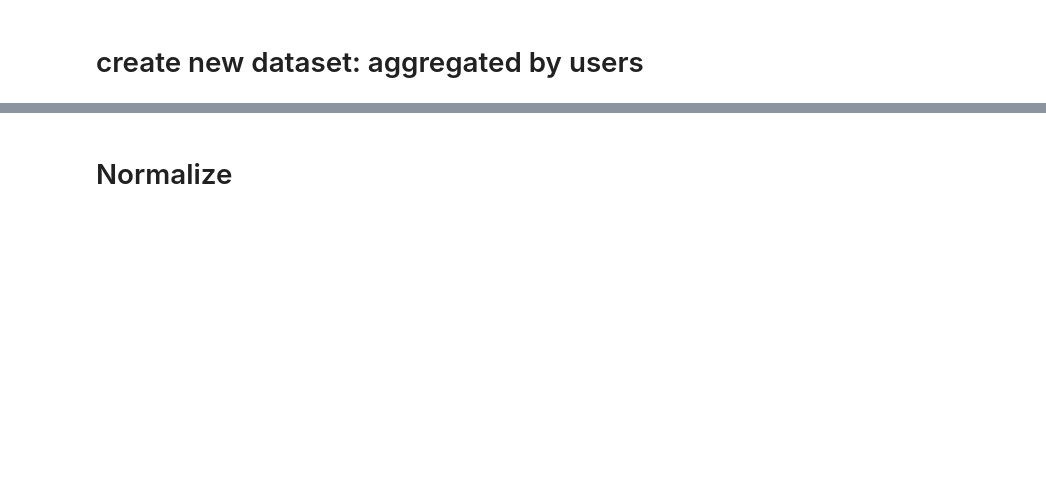
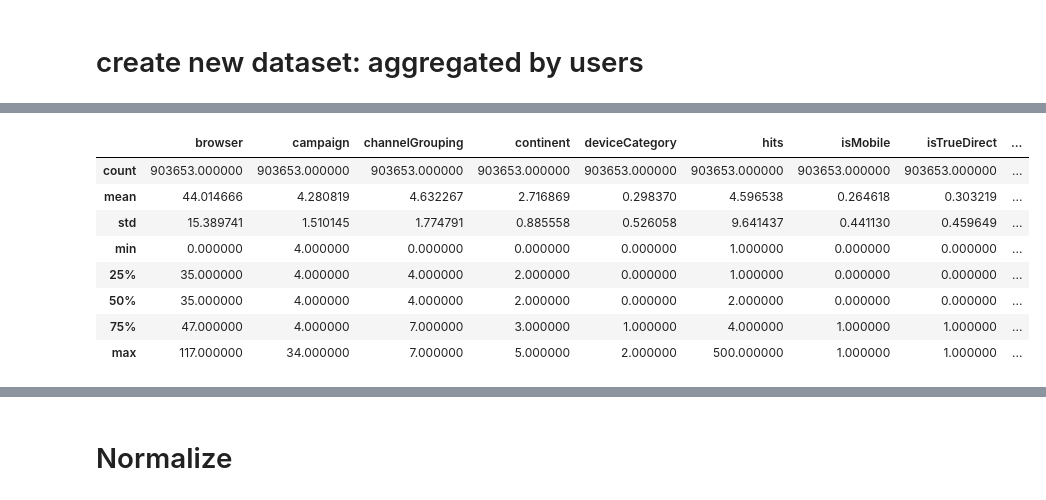
Before and after one commit to kyokicchi/ggl_an_codes, a Jupyter notebook: ggl_analytics.ipynb, the cells around one changed output, grey strips where cells are left out. Saved outputs shown, nothing was run; the diff lists cells and outputs as text; code cells hidden in the pictures; blank space fills up the shorter version.

```diff
--- a/ggl_analytics.ipynb
+++ b/ggl_analytics.ipynb
@@ -393,0 +368,12 @@ def aggregate_by_users(df):
+# %%
+df_train.describe()
+# %% [output]
+|  | browser | campaign | channelGrouping | continent | deviceCategory | hits | isMobile | isTrueDirect | ... |
+| count | 903653.000000 | 903653.000000 | 903653.000000 | 903653.000000 | 903653.000000 | 903653.000000 | 903653.000000 | 903653.000000 | ... |
+| mean | 44.014666 | 4.280819 | 4.632267 | 2.716869 | 0.298370 | 4.596538 | 0.264618 | 0.303219 | ... |
+| std | 15.389741 | 1.510145 | 1.774791 | 0.885558 | 0.526058 | 9.641437 | 0.441130 | 0.459649 | ... |
+| min | 0.000000 | 4.000000 | 0.000000 | 0.000000 | 0.000000 | 1.000000 | 0.000000 | 0.000000 | ... |
+| 25% | 35.000000 | 4.000000 | 4.000000 | 2.000000 | 0.000000 | 1.000000 | 0.000000 | 0.000000 | ... |
+| 50% | 35.000000 | 4.000000 | 4.000000 | 2.000000 | 0.000000 | 2.000000 | 0.000000 | 0.000000 | ... |
+| 75% | 47.000000 | 4.000000 | 7.000000 | 3.000000 | 1.000000 | 4.000000 | 1.000000 | 1.000000 | ... |
+| max | 117.000000 | 34.000000 | 7.000000 | 5.000000 | 2.000000 | 500.000000 | 1.000000 | 1.000000 | ... |
```
Also changed, not shown: parts of 41 cells of this notebook.
